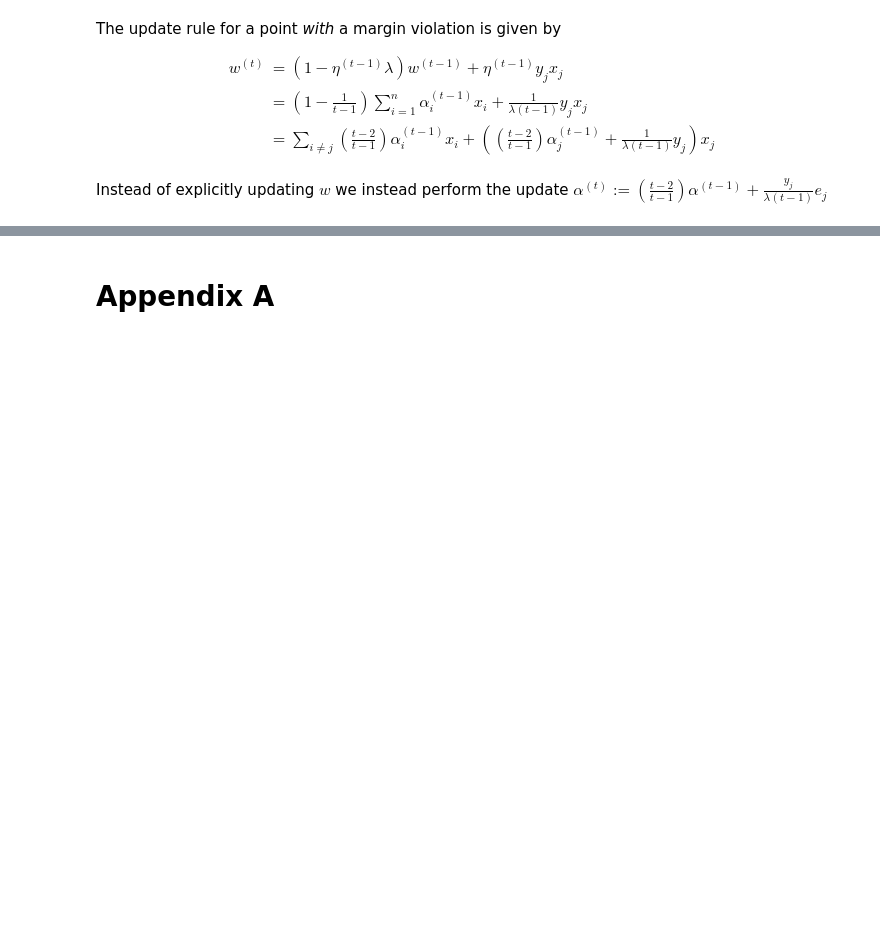
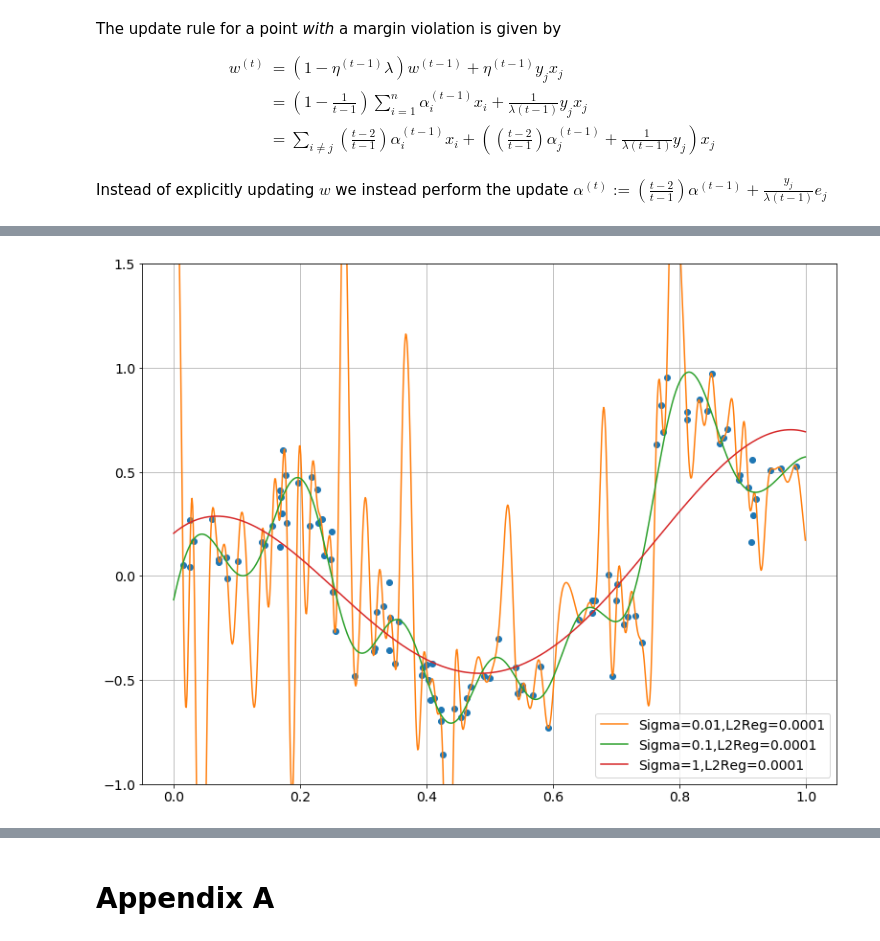
Before and after one commit to chaaland/bloomberg-ml-course, a Jupyter notebook: HW4/writeup/HW4.ipynb, the cells around one changed output, grey strips where cells are left out. Saved outputs shown, nothing was run; the diff lists cells and outputs as text; code cells hidden in the pictures; blank space fills up the shorter version.

```diff
--- a/HW4/writeup/HW4.ipynb
+++ b/HW4/writeup/HW4.ipynb
@@ -214,0 +357,24 @@ Instead of explicitly updating $w$ we instead perform the update $\alpha^{(t)} :
+# %%
+def train_kernel_ridge_regression(X, y, kernel, l2reg):
+    n, _ = X.shape
+    K = kernel(X, X)
+    alpha = np.linalg.lstsq(K + l2reg*np.eye(n), y, rcond=-1)[0]
+
+    return Kernel_Machine(kernel, X, alpha)
+# %%
+plot_step = .001
+xpts = np.arange(0 , 1, plot_step).reshape(-1,1)
+plt.plot(x_train,y_train,'o')
+l2reg = 0.0001
+
+for sigma in [.01,.1,1]:
+    k = functools.partial(RBF_kernel, sigma=sigma)
+    f = train_kernel_ridge_regression(x_train, y_train, k, l2reg=l2reg)
+    label = "Sigma="+str(sigma)+",L2Reg="+str(l2reg)
+    plt.plot(xpts, f.predict(xpts), label=label)
+
+plt.legend(loc = 'best')
+plt.ylim(-1,1.5)
+plt.show()
+# %% [output]
+[figure, added]
```
Also changed, not shown: parts of 19 cells of this notebook.
